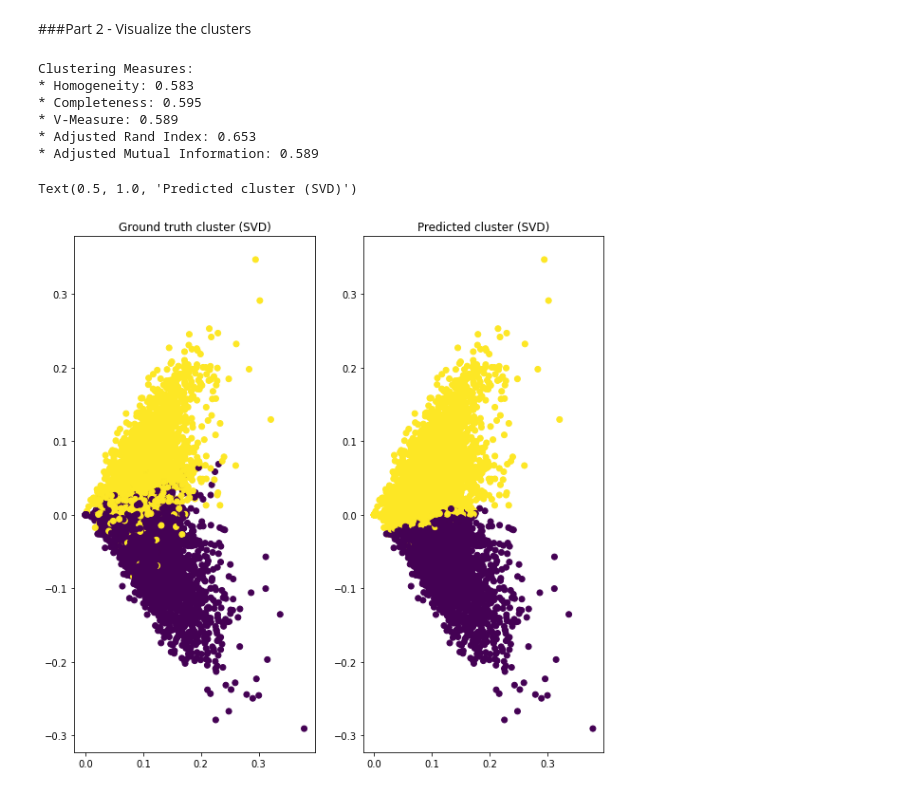
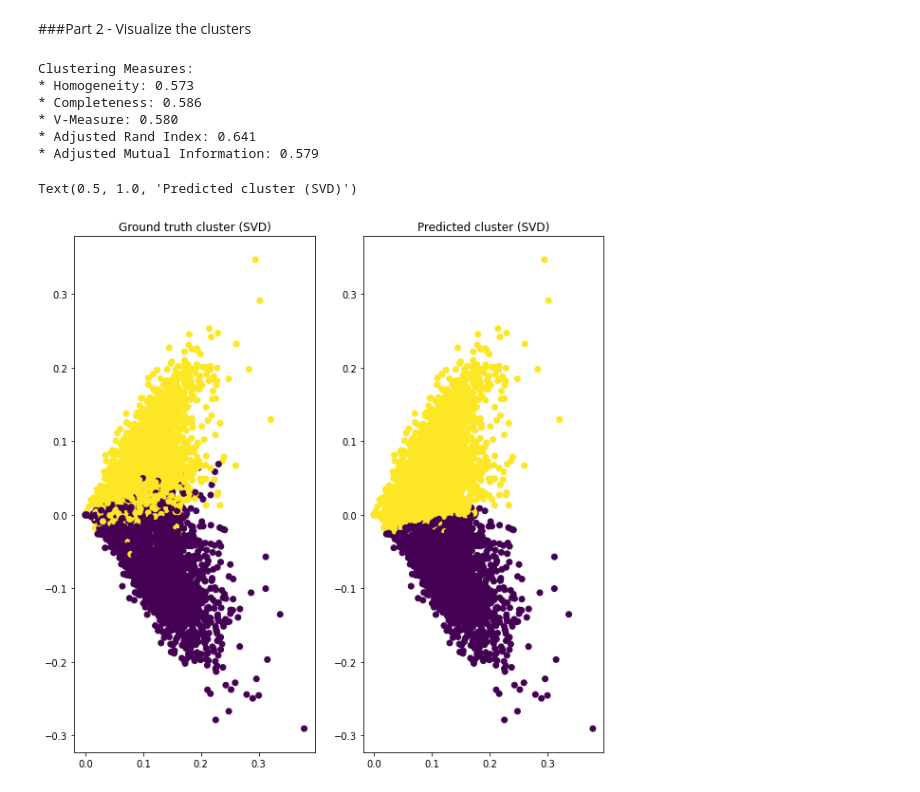
Before and after one commit to diplav09/Data-Representations-and-Clustering, a Jupyter notebook: LSDM Project 2 Part 1.ipynb, the cells around one changed output. Saved outputs shown, nothing was run; the diff lists cells and outputs as text; code cells hidden in the pictures.

```diff
--- a/LSDM Project 2 Part 1.ipynb
+++ b/LSDM Project 2 Part 1.ipynb
@@ -201,33 +195,38 @@ plot_dense_scores(ranks[:10], hs_nmf[:10], cs_nmf[:10], vs_nmf[:10], ars_nmf[:10
 # %% [markdown]
 ###Part 2 - Visualize the clusters
 # %%
-# SVD (300)
-svd = TruncatedSVD(n_components=300)
-data_svd_300 = svd.fit_transform(tfidf_matrix)
+from sklearn.metrics import confusion_matrix
+# SVD (100)
+svd = TruncatedSVD(n_components=100)
+data_svd_100 = svd.fit_transform(tfidf_matrix)
 
 plt.figure(figsize=(10, 10))
 
 kmeans_model = KMeans(n_clusters=2, random_state=random_state, max_iter=1000, n_init=30)
-y_pred = kmeans_model.fit_predict(data_svd_300)
+y_pred = kmeans_model.fit_predict(data_svd_100)
 
 print_clustering_measures(true_labels, y_pred)
+row_ind, col_ind = linear_sum_assignment(-confusion_matrix(true_labels, y_pred))
+# Map the predicted cluster labels to the true cluster labels
+y_pred = [col_ind[i] for i in y_pred]
+
 
 plt.subplot(121)
-plt.scatter(data_svd_300[:, 0], data_svd_300[:, 1], c=true_labels)
+plt.scatter(data_svd_100[:, 0], data_svd_100[:, 1], c=true_labels)
 plt.title("Ground truth cluster (SVD)")
 
 plt.subplot(122)
-plt.scatter(data_svd_300[:, 0], data_svd_300[:, 1], c=y_pred)
+plt.scatter(data_svd_100[:, 0], data_svd_100[:, 1], c=y_pred)
 plt.title("Predicted cluster (SVD)")
 # %% [output]
 Clustering Measures:
-* Homogeneity: 0.583
-* Completeness: 0.595
-* V-Measure: 0.589
-* Adjusted Rand Index: 0.653
-* Adjusted Mutual Information: 0.589
+* Homogeneity: 0.573
+* Completeness: 0.586
+* V-Measure: 0.580
+* Adjusted Rand Index: 0.641
+* Adjusted Mutual Information: 0.579
 Text(0.5, 1.0, 'Predicted cluster (SVD)')
-[figure, old version]
+[figure, new version]
 # %%
 # NMF(2)
 nmf = NMF(n_components=2)
```
Also changed, not shown: parts of 13 cells of this notebook.
